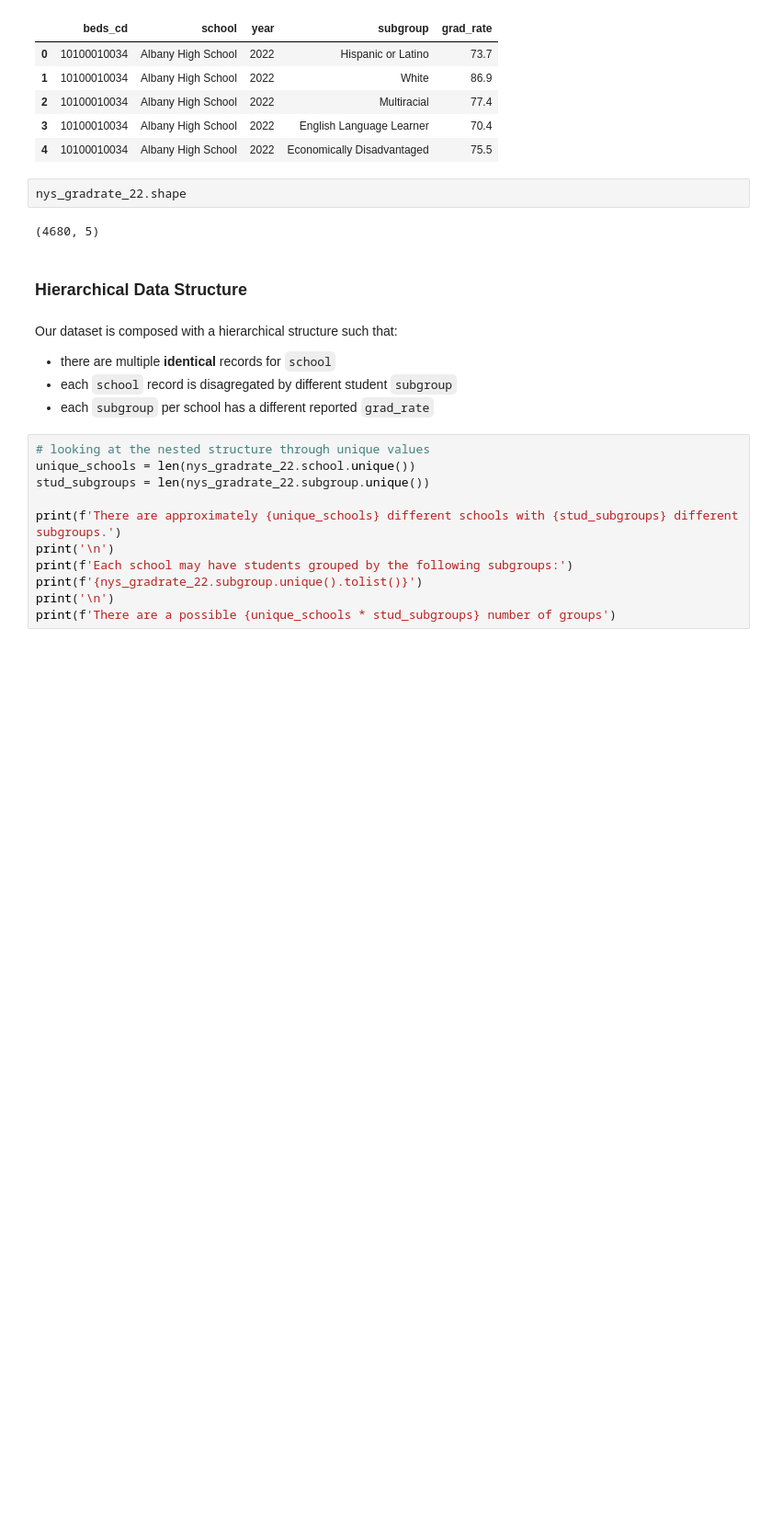
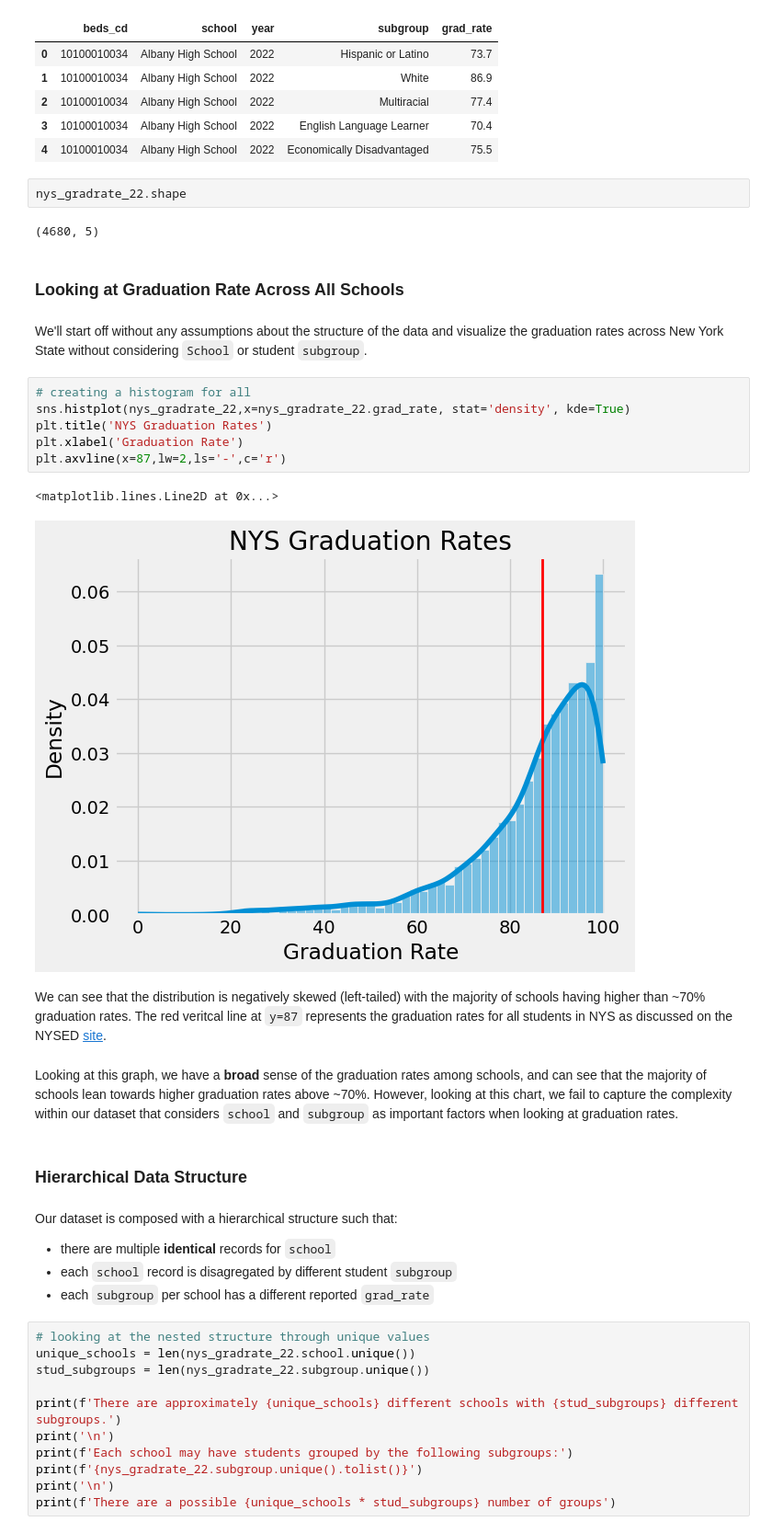
Before and after one commit to asoylatte03/nys-ell-grad-rate, a Jupyter notebook: exploratory data analysis.ipynb, the cells around one changed output. Shown at 92% size. Saved outputs shown, nothing was run; the diff lists cells and outputs as text; blank space fills up the shorter version.

Commit message:
EDA on grouped gradrate

```diff
--- a/exploratory data analysis.ipynb
+++ b/exploratory data analysis.ipynb
@@ -32,6 +32,23 @@ nys_gradrate_22.head()
 nys_gradrate_22.shape
 # %% [output]
 (4680, 5)
+# %% [markdown]
+### Looking at Graduation Rate Across All Schools
+# %% [markdown]
+We'll start off without any assumptions about the structure of the data and visualize the graduation rates across New York State without considering `School` or student `subgroup`.
+# %%
+# creating a histogram for all
+sns.histplot(nys_gradrate_22,x=nys_gradrate_22.grad_rate, stat='density', kde=True)
+plt.title('NYS Graduation Rates')
+plt.xlabel('Graduation Rate')
+plt.axvline(x=87,lw=2,ls='-',c='r')
+# %% [output]
+<matplotlib.lines.Line2D at 0x...>
+[figure, added]
+# %% [markdown]
+We can see that the distribution is negatively skewed (left-tailed) with the majority of schools having higher than ~70% graduation rates. The red veritcal line at `y=87` represents the graduation rates for all students in NYS as discussed on the NYSED [site](https://data.nysed.gov/gradrate.php?year=2022&state=yes).
+# %% [markdown]
+Looking at this graph, we have a **broad** sense of the graduation rates among schools, and can see that the majority of schools lean towards higher graduation rates above ~70%. However, looking at this chart, we fail to capture the complexity within our dataset that considers `school` and `subgroup` as important factors when looking at graduation rates.
 # %% [markdown]
 ### Hierarchical Data Structure
 # %% [markdown]
```
Also changed, not shown: parts of 2 cells of this notebook.
